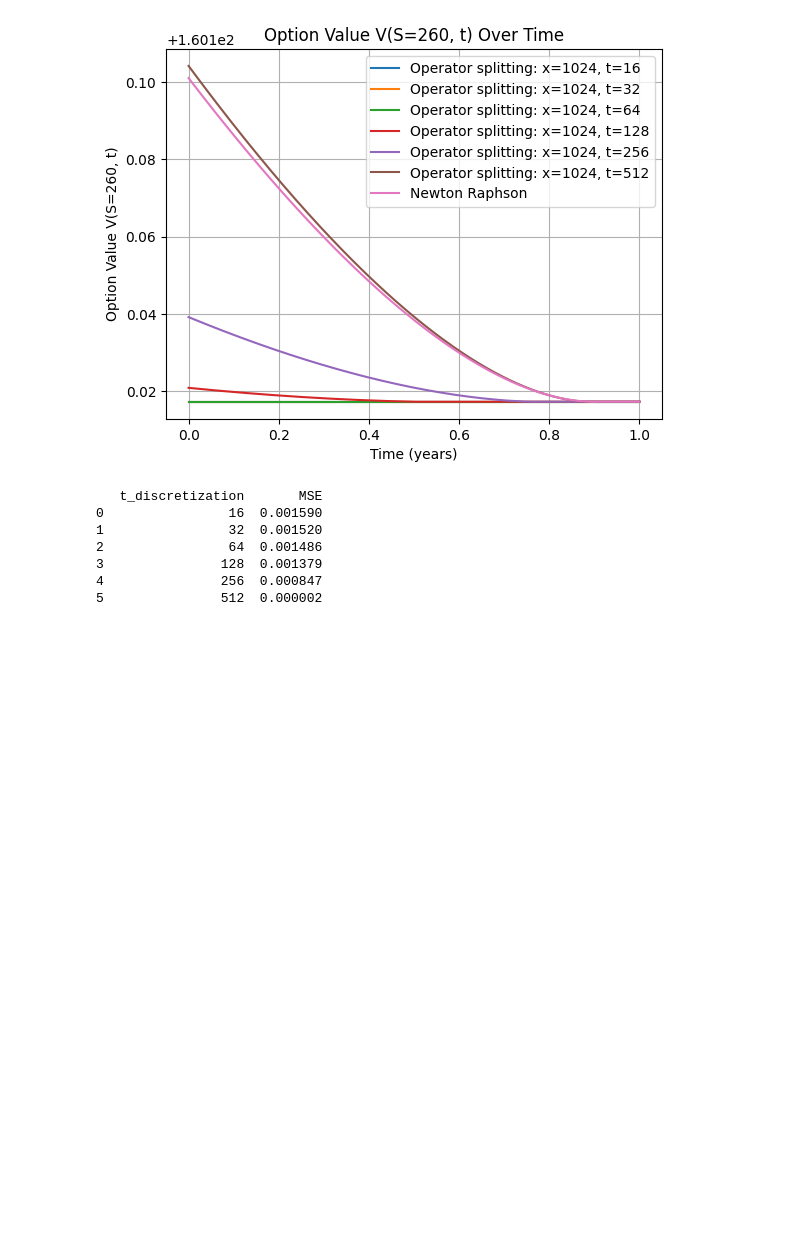
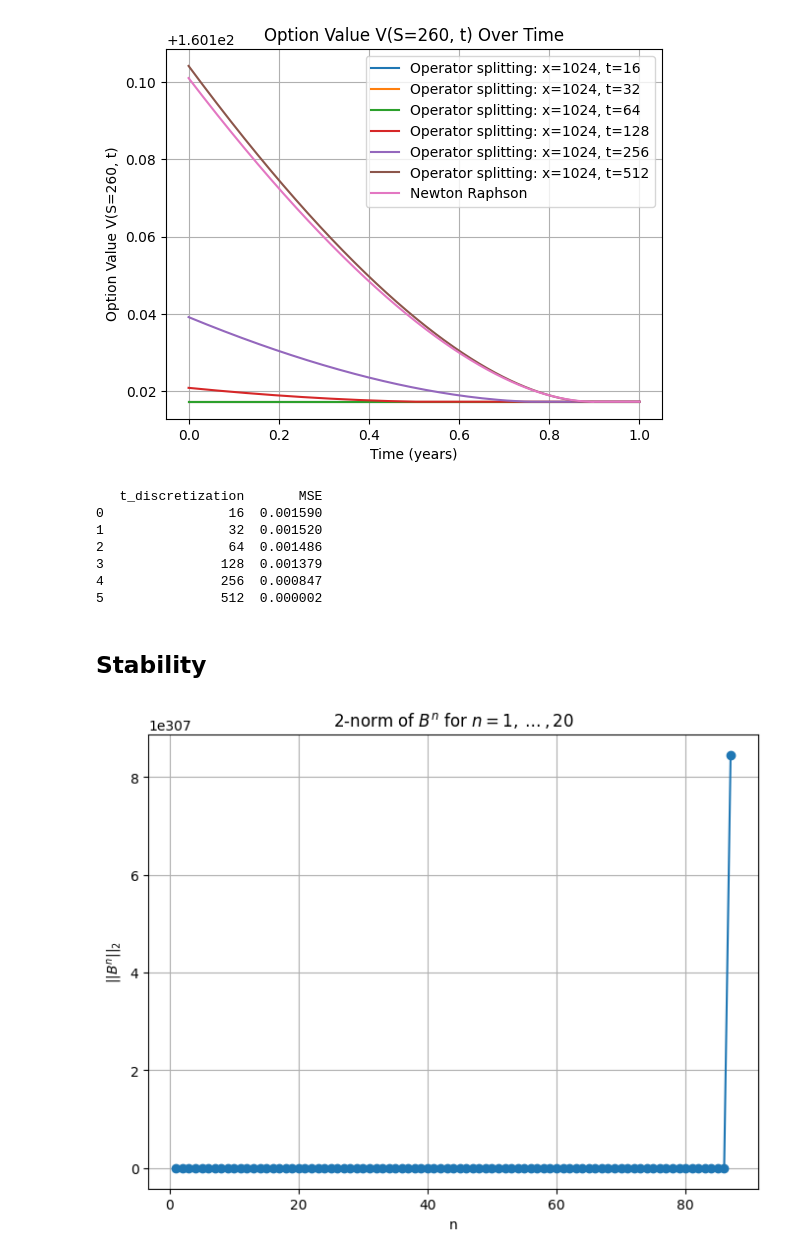
Before and after one commit to ttnhathuy313/option-pricing, a Jupyter notebook: revised.ipynb, the cells around one changed output. Cells and saved outputs as stored; diff of their text form; code cells hidden in the pictures; blank space fills up the shorter version.

```diff
--- a/revised.ipynb
+++ b/revised.ipynb
@@ -687,3 +687,42 @@ print(df_mse)
 3               128  0.001379
 4               256  0.000847
 5               512  0.000002
+# %% [markdown]
+## Stability
+# %%
+A = np.zeros((len(x_domain), len(x_domain)))
+for i in range(len(x_domain)):
+    if i == len(x_domain) - 1:
+        continue
+    A[i, i] = - ((volatility * i)**2 + risk_free_rate)
+    if i > 0:
+        A[i, i - 1] = 0.5 * (((volatility * i)**2 - (risk_free_rate - dividend) * i))
+    if i < len(x_domain) - 1:
+        A[i, i + 1] = 0.5 * (((volatility * i)**2 + (risk_free_rate - dividend) * i))
+
+# Define B = (I + 1/2 * dt * A)^{-1} * (I - 1/2 * dt * A)
+B = np.eye(len(x_domain)) + 0.5 * time_interval * A
+B_inv = np.linalg.inv(B)
+
+B = np.eye(len(x_domain)) - 0.5 * time_interval * A
+B = B_inv @ B
+
+# Let n be from 1 to 20, calculate ||B^n||_2 and plot the result
+n_values = np.arange(1, 100)
+norm_values = []
+
+for n in n_values:
+    B_power = np.linalg.matrix_power(B, n)
+    norm_val = np.linalg.norm(B_power, 2)  # 2-norm (spectral norm)
+    norm_values.append(norm_val)
+
+# Plot the result
+plt.figure(figsize=(8,6))
+plt.plot(n_values, norm_values, marker='o')
+plt.xlabel('n')
+plt.ylabel(r'$||B^n||_2$')
+plt.title(r'2-norm of $B^n$ for $n=1,\dots,20$')
+plt.grid(True)
+plt.show()
+# %% [output]
+[figure, added]
```
